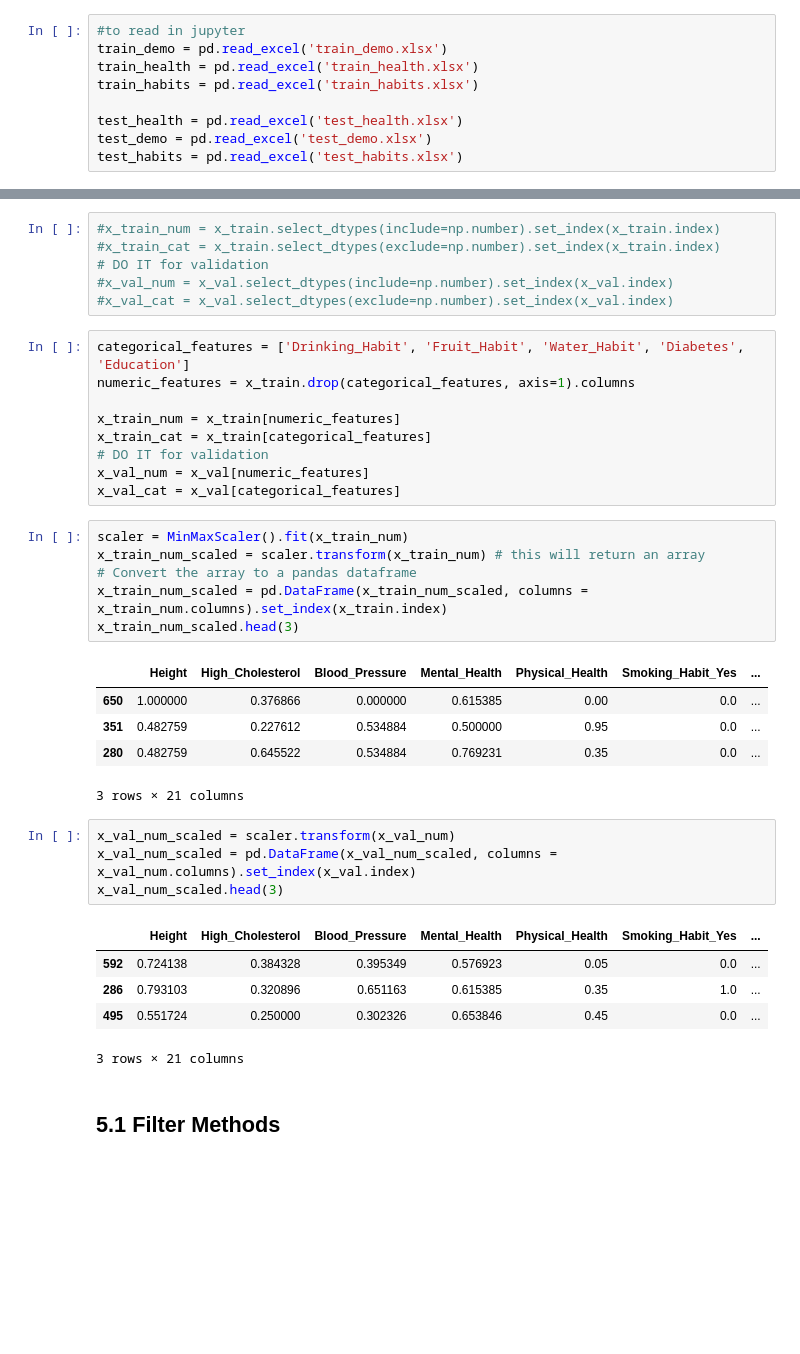
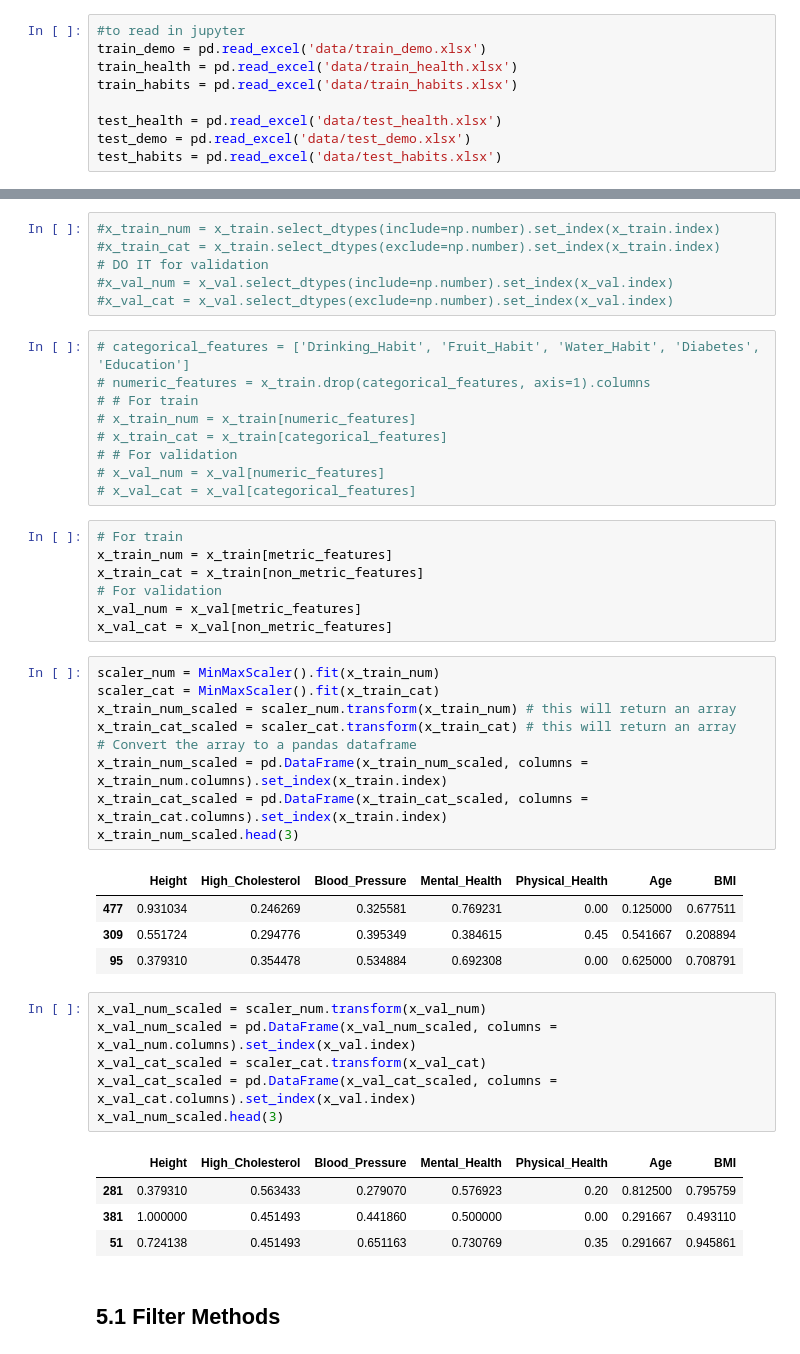
Before and after one commit to anamiguel24/MachineLearnig-project, a Jupyter notebook: ml_project.ipynb, the cells around one changed output, grey strips where cells are left out. Drawn from its saved outputs; the diff is of its cells as text; blank space fills up the shorter version.

```diff
--- a/ml_project.ipynb
+++ b/ml_project.ipynb
@@ -20,13 +20,13 @@ from sklearn.model_selection import train_test_split
 # 2. Import data
 # %%
 #to read in jupyter
-train_demo = pd.read_excel('train_demo.xlsx')
-train_health = pd.read_excel('train_health.xlsx')
-train_habits = pd.read_excel('train_habits.xlsx')
+train_demo = pd.read_excel('data/train_demo.xlsx')
+train_health = pd.read_excel('data/train_health.xlsx')
+train_habits = pd.read_excel('data/train_habits.xlsx')
 
-test_health = pd.read_excel('test_health.xlsx')
-test_demo = pd.read_excel('test_demo.xlsx')
-test_habits = pd.read_excel('test_habits.xlsx')
+test_health = pd.read_excel('data/test_health.xlsx')
+test_demo = pd.read_excel('data/test_demo.xlsx')
+test_habits = pd.read_excel('data/test_habits.xlsx')
 # %%
 # to read in kaggle
 
@@ -489,36 +489,46 @@ x_train,x_val,y_train,y_val=train_test_split(x,y,test_size=0.3,stratify=y,shuffl
 #x_val_num = x_val.select_dtypes(include=np.number).set_index(x_val.index)
 #x_val_cat = x_val.select_dtypes(exclude=np.number).set_index(x_val.index)
 # %%
-categorical_features = ['Drinking_Habit', 'Fruit_Habit', 'Water_Habit', 'Diabetes', 'Education']
-numeric_features = x_train.drop(categorical_features, axis=1).columns
-
-x_train_num = x_train[numeric_features]
-x_train_cat = x_train[categorical_features]
-# DO IT for validation
-x_val_num = x_val[numeric_features]
-x_val_cat = x_val[categorical_features]
+# categorical_features = ['Drinking_Habit', 'Fruit_Habit', 'Water_Habit', 'Diabetes', 'Education']
+# numeric_features = x_train.drop(categorical_features, axis=1).columns
+# # For train
+# x_train_num = x_train[numeric_features]
+# x_train_cat = x_train[categorical_features]
+# # For validation
+# x_val_num = x_val[numeric_features]
+# x_val_cat = x_val[categorical_features]
+# %%
+# For train
+x_train_num = x_train[metric_features]
+x_train_cat = x_train[non_metric_features]
+# For validation
+x_val_num = x_val[metric_features]
+x_val_cat = x_val[non_metric_features]
 # %%
-scaler = MinMaxScaler().fit(x_train_num)
-x_train_num_scaled = scaler.transform(x_train_num) # this will return an array
+scaler_num = MinMaxScaler().fit(x_train_num)
+scaler_cat = MinMaxScaler().fit(x_train_cat)
+x_train_num_scaled = scaler_num.transform(x_train_num) # this will return an array
+x_train_cat_scaled = scaler_cat.transform(x_train_cat) # this will return an array
 # Convert the array to a pandas dataframe
 x_train_num_scaled = pd.DataFrame(x_train_num_scaled, columns = x_train_num.columns).set_index(x_train.index)
+x_train_cat_scaled = pd.DataFrame(x_train_cat_scaled, columns = x_train_cat.columns).set_index(x_train.index)
 x_train_num_scaled.head(3)
 # %% [output]
-|  | Height | High_Cholesterol | Blood_Pressure | Mental_Health | Physical_Health | Smoking_Habit_Yes | ... |
-| 650 | 1.000000 | 0.376866 | 0.000000 | 0.615385 | 0.00 | 0.0 | ... |
-| 351 | 0.482759 | 0.227612 | 0.534884 | 0.500000 | 0.95 | 0.0 | ... |
-| 280 | 0.482759 | 0.645522 | 0.534884 | 0.769231 | 0.35 | 0.0 | ... |
+|  | Height | High_Cholesterol | Blood_Pressure | Mental_Health | Physical_Health | Age | BMI |
+| 477 | 0.931034 | 0.246269 | 0.325581 | 0.769231 | 0.00 | 0.125000 | 0.677511 |
+| 309 | 0.551724 | 0.294776 | 0.395349 | 0.384615 | 0.45 | 0.541667 | 0.208894 |
+| 95 | 0.379310 | 0.354478 | 0.534884 | 0.692308 | 0.00 | 0.625000 | 0.708791 |
-3 rows × 21 columns
 # %%
-x_val_num_scaled = scaler.transform(x_val_num)
+x_val_num_scaled = scaler_num.transform(x_val_num)
 x_val_num_scaled = pd.DataFrame(x_val_num_scaled, columns = x_val_num.columns).set_index(x_val.index)
+x_val_cat_scaled = scaler_cat.transform(x_val_cat)
+x_val_cat_scaled = pd.DataFrame(x_val_cat_scaled, columns = x_val_cat.columns).set_index(x_val.index)
 x_val_num_scaled.head(3)
 # %% [output]
-|  | Height | High_Cholesterol | Blood_Pressure | Mental_Health | Physical_Health | Smoking_Habit_Yes | ... |
-| 592 | 0.724138 | 0.384328 | 0.395349 | 0.576923 | 0.05 | 0.0 | ... |
-| 286 | 0.793103 | 0.320896 | 0.651163 | 0.615385 | 0.35 | 1.0 | ... |
-| 495 | 0.551724 | 0.250000 | 0.302326 | 0.653846 | 0.45 | 0.0 | ... |
+|  | Height | High_Cholesterol | Blood_Pressure | Mental_Health | Physical_Health | Age | BMI |
+| 281 | 0.379310 | 0.563433 | 0.279070 | 0.576923 | 0.20 | 0.812500 | 0.795759 |
+| 381 | 1.000000 | 0.451493 | 0.441860 | 0.500000 | 0.00 | 0.291667 | 0.493110 |
+| 51 | 0.724138 | 0.451493 | 0.651163 | 0.730769 | 0.35 | 0.291667 | 0.945861 |
-3 rows × 21 columns
 # %% [markdown]
 ## 5.1 Filter Methods
 # %% [markdown]
```
Also changed, not shown: parts of 17 cells of this notebook.
